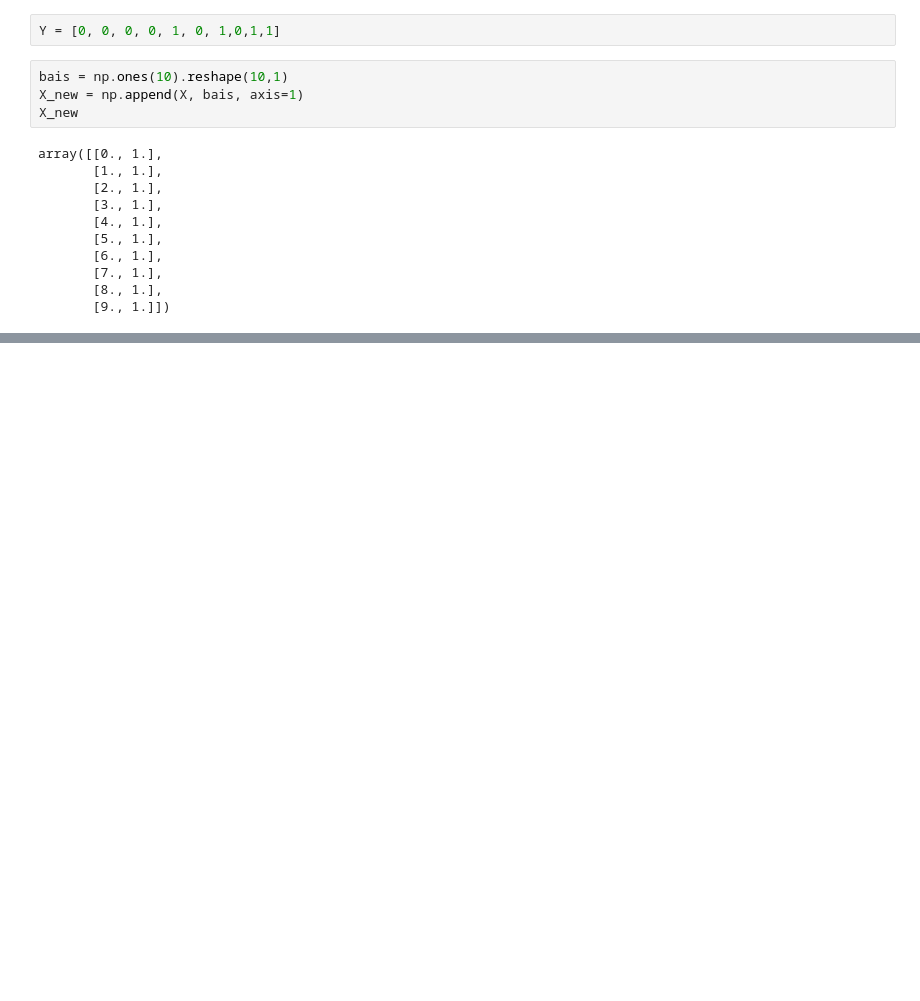
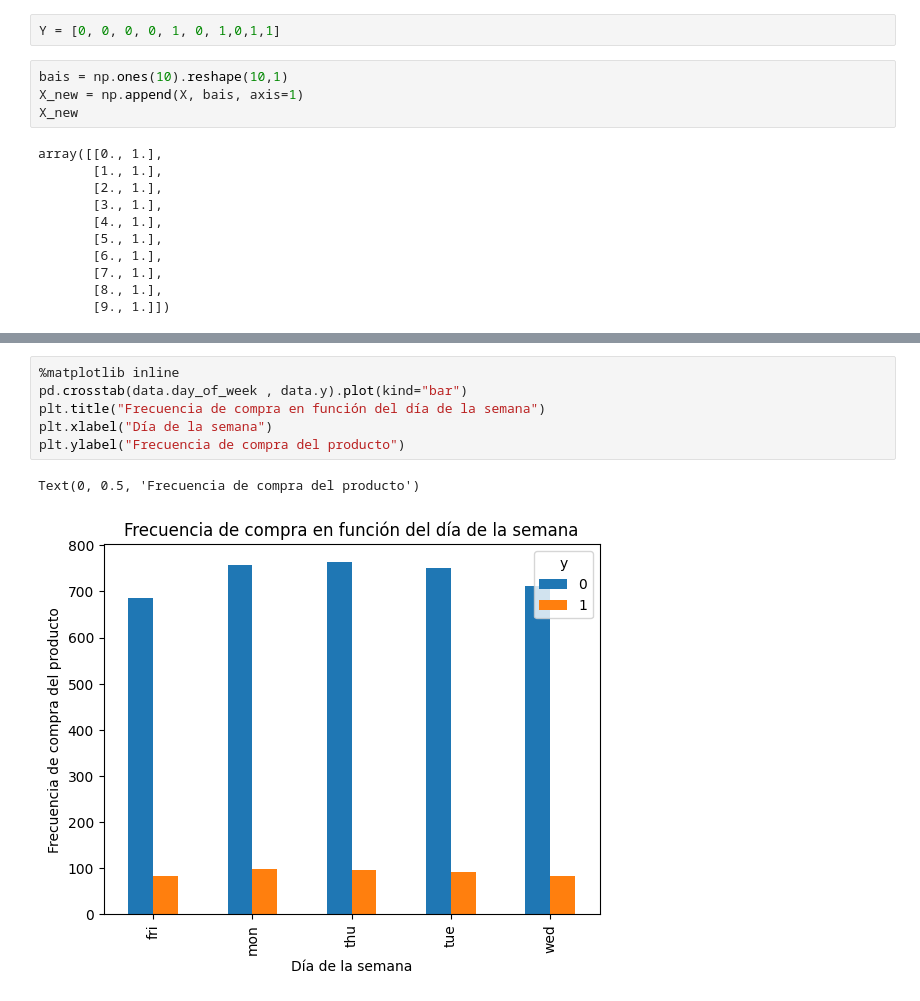
Before and after one commit to majandro1026/python_personal, a Jupyter notebook: mis_NB/python_scripts/Notebooks/NB4-regresionLogistica.ipynb, the cells around one changed output, grey strips where cells are left out. Drawn from its saved outputs; the diff is of its cells as text; blank space fills up the shorter version.

```diff
--- a/mis_NB/python_scripts/Notebooks/NB4-regresionLogistica.ipynb
+++ b/mis_NB/python_scripts/Notebooks/NB4-regresionLogistica.ipynb
@@ -244,0 +404,9 @@ UnboundLocalError: cannot access local variable 'i' where it is not associated w
+# %%
+%matplotlib inline
+pd.crosstab(data.day_of_week , data.y).plot(kind="bar")
+plt.title("Frecuencia de compra en función del día de la semana")
+plt.xlabel("Día de la semana")
+plt.ylabel("Frecuencia de compra del producto")
+# %% [output]
+Text(0, 0.5, 'Frecuencia de compra del producto')
+[figure, added]
```
Also changed, not shown: parts of 26 cells of this notebook.
